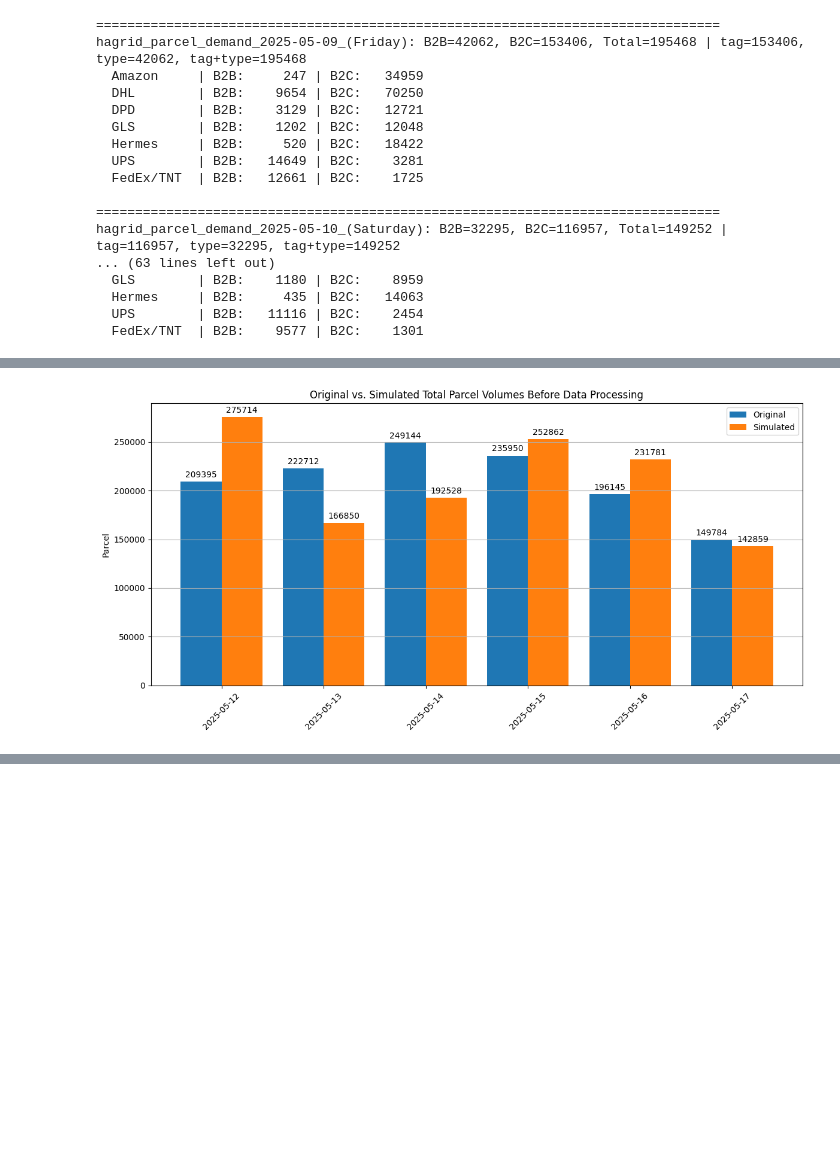
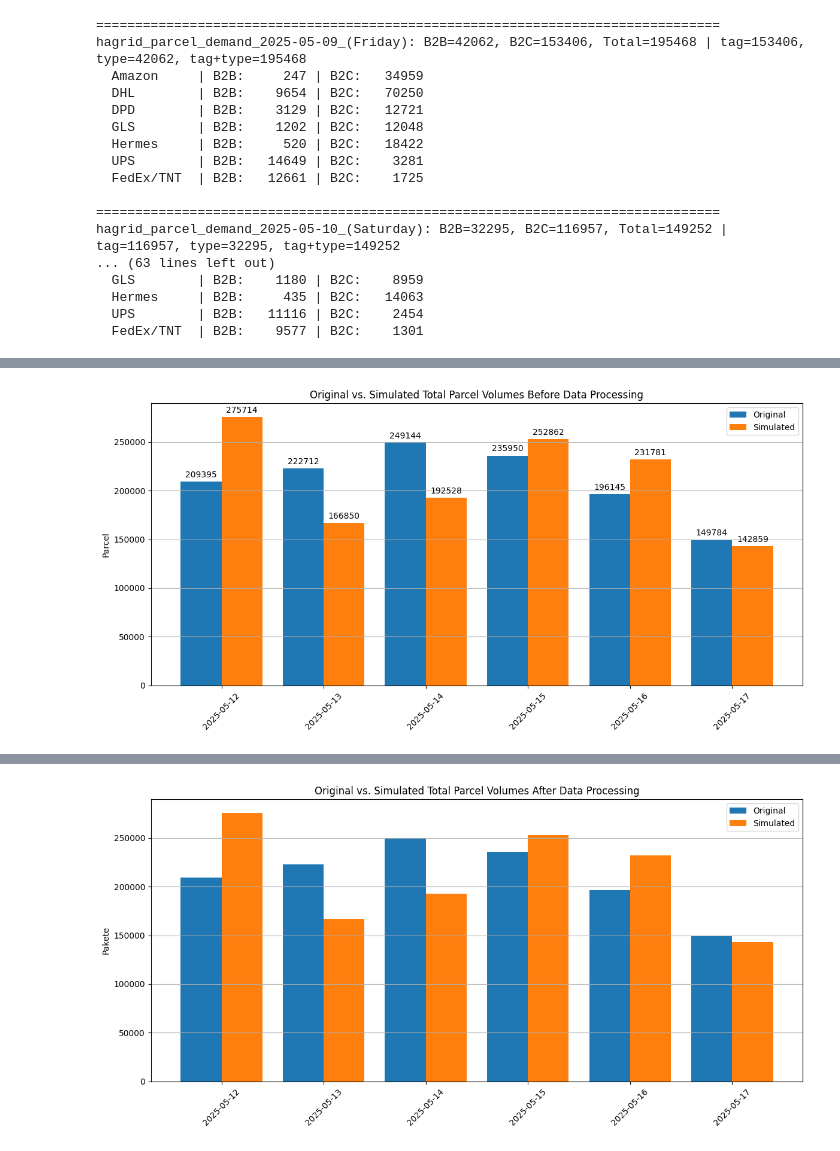
Before and after one commit to TUBS-IVS/HAGRID, a Jupyter notebook: parcel-demand-estimation/BatchDeliveryStrategiesGenerator.ipynb, the cells around one changed output, grey strips where cells are left out. Cells and saved outputs as stored; diff of their text form; code cells hidden in the pictures; blank space fills up the shorter version.

```diff
--- a/parcel-demand-estimation/BatchDeliveryStrategiesGenerator.ipynb
+++ b/parcel-demand-estimation/BatchDeliveryStrategiesGenerator.ipynb
@@ -1382,3 +1439,3 @@ new_high_week = simulate_full_existing_week(deepcopy(hagrid_files), days = ['Mon
 # %%
-new_high_week = simulate_full_existing_week(deepcopy(hagrid_files), days = ['Monday', 'Tuesday', 'Wednesday', 'Thursday', 'Friday', 'Saturday'], start_date = datetime.date(2025, 5, 12), scenario='full_scenario')
+new_full_week = simulate_full_existing_week(deepcopy(hagrid_files), days = ['Monday', 'Tuesday', 'Wednesday', 'Thursday', 'Friday', 'Saturday'], start_date = datetime.date(2025, 5, 12), scenario='full_scenario')
 # %% [output]
@@ -1403,0 +1477 @@ new_high_week = simulate_full_existing_week(deepcopy(hagrid_files), days = ['Mon
+[figure, added]
```
Also changed, not shown: parts of 18 cells of this notebook, 25 other files.
